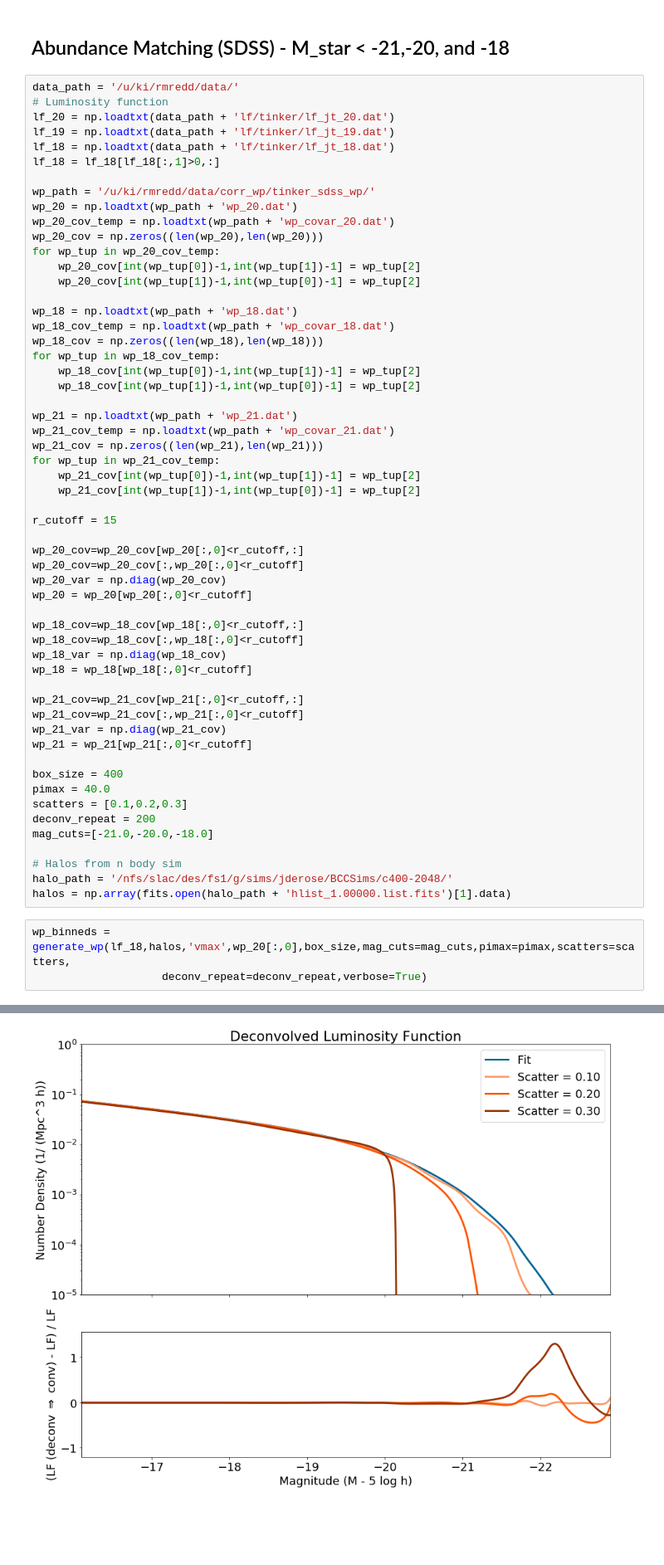
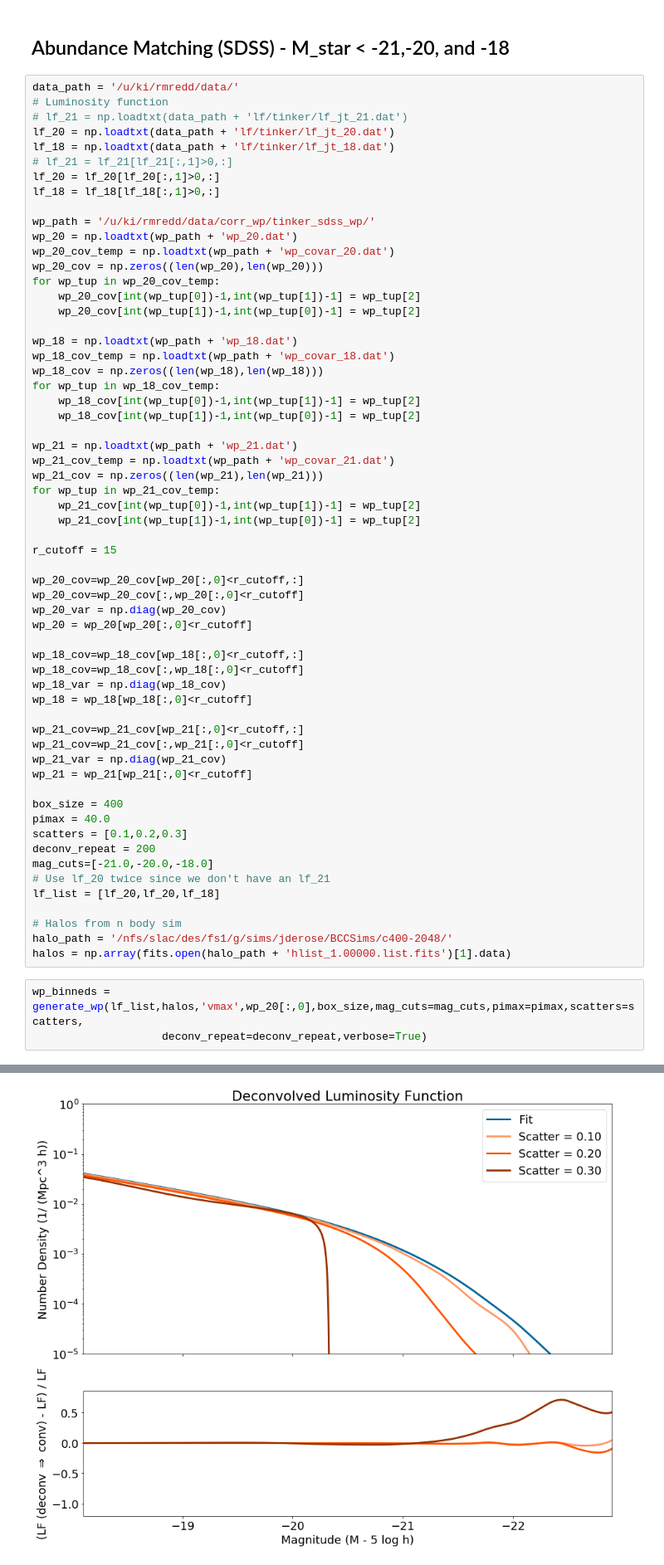
Before and after one commit to swagnercarena/am_abundance_matching, a Jupyter notebook: test_notebook.ipynb, the cells around one changed output, grey strips where cells are left out. Shown at 83% size. Cells and saved outputs as stored; diff of their text form; blank space fills up the shorter version.

```diff
--- a/test_notebook.ipynb
+++ b/test_notebook.ipynb
@@ -19,9 +19,11 @@ The autoreload extension is already loaded. To reload it, use:
 # %%
 data_path = '/u/ki/rmredd/data/'
 # Luminosity function
+# lf_21 = np.loadtxt(data_path + 'lf/tinker/lf_jt_21.dat')
 lf_20 = np.loadtxt(data_path + 'lf/tinker/lf_jt_20.dat')
-lf_19 = np.loadtxt(data_path + 'lf/tinker/lf_jt_19.dat')
 lf_18 = np.loadtxt(data_path + 'lf/tinker/lf_jt_18.dat')
+# lf_21 = lf_21[lf_21[:,1]>0,:]
+lf_20 = lf_20[lf_20[:,1]>0,:]
 lf_18 = lf_18[lf_18[:,1]>0,:]
 
 wp_path = '/u/ki/rmredd/data/corr_wp/tinker_sdss_wp/'
@@ -68,11 +70,13 @@ pimax = 40.0
 scatters = [0.1,0.2,0.3]
 deconv_repeat = 200
 mag_cuts=[-21.0,-20.0,-18.0]
+# Use lf_20 twice since we don't have an lf_21
+lf_list = [lf_20,lf_20,lf_18]
 
 # Halos from n body sim
 halo_path = '/nfs/slac/des/fs1/g/sims/jderose/BCCSims/c400-2048/'
 halos = np.array(fits.open(halo_path + 'hlist_1.00000.list.fits')[1].data)
 # %%
-wp_binneds = generate_wp(lf_18,halos,'vmax',wp_20[:,0],box_size,mag_cuts=mag_cuts,pimax=pimax,scatters=scatters,
+wp_binneds = generate_wp(lf_list,halos,'vmax',wp_20[:,0],box_size,mag_cuts=mag_cuts,pimax=pimax,scatters=scatters,
                     deconv_repeat=deconv_repeat,verbose=True)
 # %% [output]
@@ -80 +84 @@ wp_binneds = generate_wp(lf_18,halos,'vmax',wp_20[:,0],box_size,mag_cuts=mag_cut
-[figure, old version]
+[figure, new version]
```
Also changed, not shown: parts of 2 cells of this notebook.
